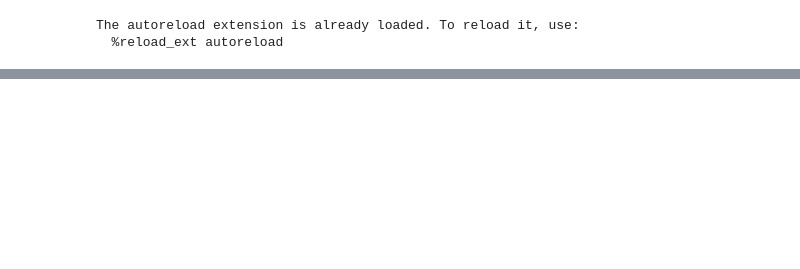
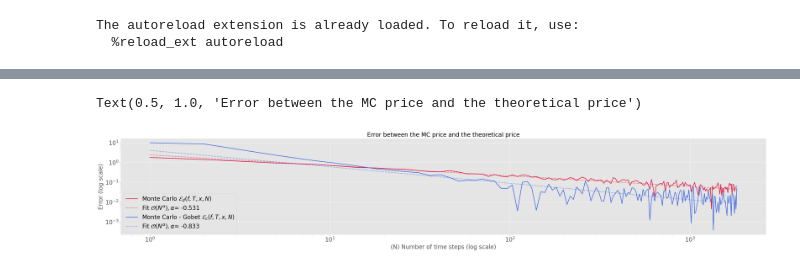
Before and after one commit to vtisserand/killed_diffusion, a Jupyter notebook: nbs/killed.ipynb, the cells around one changed output, grey strips where cells are left out. Drawn from its saved outputs; the diff is of its cells as text; code cells hidden in the pictures; blank space fills up the shorter version.

```diff
--- a/nbs/killed.ipynb
+++ b/nbs/killed.ipynb
@@ -78,0 +151,53 @@ fig.savefig("killed_diffusion/report/img/cuo_mc.pdf", format="pdf", bbox_inches=
+# %%
+# We now fix the underlying current price and play with the number of simulations
+
+S0=100
+N_values = [int(i**1.5) for i in range(1,150)]
+# %%
+cuo_conv = []
+for n in N_values:
+    price = killed_diffusion.price_barrier_call_up_and_out(S0, K, r, T, sigma, n, M, B)
+    cuo_conv.append(price)
+# %%
+cuo_gobet_conv = []
+for n in N_values:
+    price = killed_diffusion.price_barrier_call_up_and_out_gobet(S0, K, r, T, sigma, n, M, B, k_limit=10)
+    cuo_gobet_conv.append(price)
+# %%
+fig, ax = plt.subplots()
+theoretical_barrier = killed_diffusion.bs_barrier_call_up_and_out(S0, K, r, T, sigma, B)
+
+# Order of convergence: log-log linear regression to find the slope of the curve
+diff_mc = [np.abs(mc_p - theoretical_barrier) for mc_p in cuo_conv]
+diff_mc_gobet = [np.abs(mc_p - theoretical_barrier) for mc_p in cuo_gobet_conv]
+
+
+X = np.log(N_values).reshape(-1, 1)
+y = np.log(diff_mc)
+reg = LinearRegression().fit(X, y)
+y_gobet = np.log(diff_mc_gobet)
+reg_gobet = LinearRegression().fit(X, y_gobet)
+
+# Plot the fitted line
+alpha = reg.coef_[0]
+beta = reg.intercept_
+ax.plot(N_values, diff_mc, color='crimson', label='Monte Carlo ' + "$\\mathcal{E}_d(f, T, x, N)$")
+ax.plot(np.exp(X), np.exp(alpha*X + beta), linestyle='--', color='crimson', alpha=0.5, label='Fit $\mathcal{O}(N^{\\alpha}), \\alpha$' + f"\u2248 {alpha:.3f}")
+
+alpha_gobet = reg_gobet.coef_[0]
+beta_gobet = reg_gobet.intercept_
+epsilon_c = np.exp(beta_gobet)
+ax.plot(N_values, diff_mc_gobet, color='royalblue',  label='Monte Carlo - Gobet ' + "$\\mathcal{E}_c(f, T, x, N)$")
+ax.plot(np.exp(X), np.exp(alpha_gobet*X + beta_gobet), linestyle='--', color='royalblue', alpha=0.5, label='Fit $\mathcal{O}(N^{\\alpha}), \\alpha$' + f"\u2248 {alpha_gobet:.3f}")
+
+ax.legend()
+ax.set_xlabel('(N) Number of time steps (log scale)')
+ax.set_ylabel('Error (log scale)')
+
+ax.set_xscale('log')
+ax.set_yscale('log')
+
+ax.set_title(r'Error between the MC price and the theoretical price')
+# %% [output]
+Text(0.5, 1.0, 'Error between the MC price and the theoretical price')
+[figure, added]
```
Also changed, not shown: parts of 16 cells of this notebook, 5 other files.
